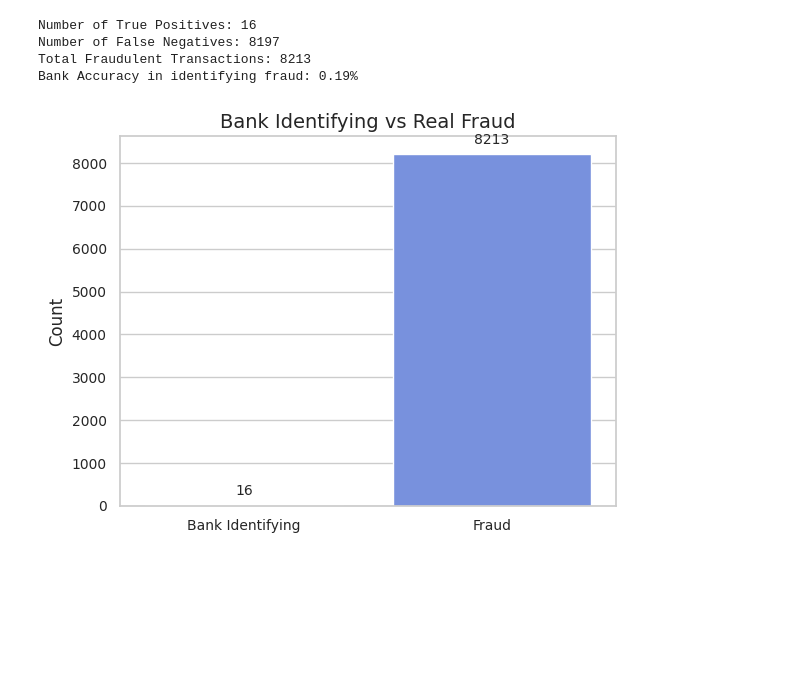
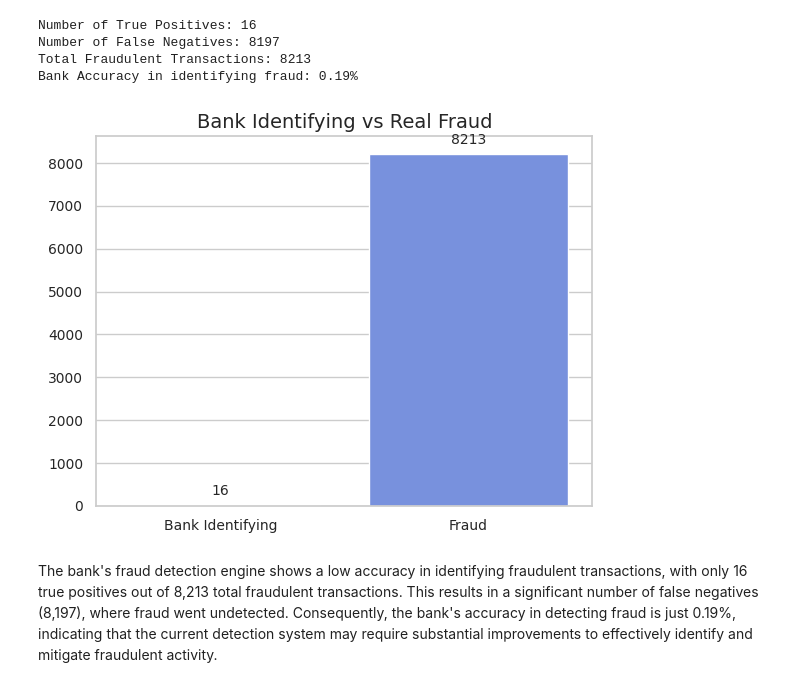
Before and after one commit to viktoruebelhart/analyzing-financial-fraud, a Jupyter notebook: analyzing_financial_fraud.ipynb, the cells around one changed output. Saved outputs shown, nothing was run; the diff lists cells and outputs as text; code cells hidden in the pictures; blank space fills up the shorter version.

```diff
--- a/analyzing_financial_fraud.ipynb
+++ b/analyzing_financial_fraud.ipynb
@@ -202,19 +202,20 @@ Bank Accuracy in identifying fraud: 0.19%
 # %%
 ax = sns.barplot(x=['Bank Identifying', 'Fraud'],
                  y=[df.isFlaggedFraud.sum(), df.isFraud.sum()])
 plt.title('Bank Identifying vs Real Fraud')
-plt.ylabel('Count')
 
 # Add count labels on each bar
 for p in ax.patches:
     ax.annotate(f'{int(p.get_height())}',
                 (p.get_x() + p.get_width() / 2., p.get_height()),
                 ha='center',
                 va='bottom',
                 xytext=(0, 5),
                 textcoords='offset points',
                 fontsize=10)
 
 plt.show()
 # %% [output]
-[figure, old version]
+[figure, new version]
+# %% [markdown]
+The bank's fraud detection engine shows a low accuracy in identifying fraudulent transactions, with only 16 true positives out of 8,213 total fraudulent transactions. This results in a significant number of false negatives (8,197), where fraud went undetected. Consequently, the bank's accuracy in detecting fraud is just 0.19%, indicating that the current detection system may require substantial improvements to effectively identify and mitigate fraudulent activity.
```
